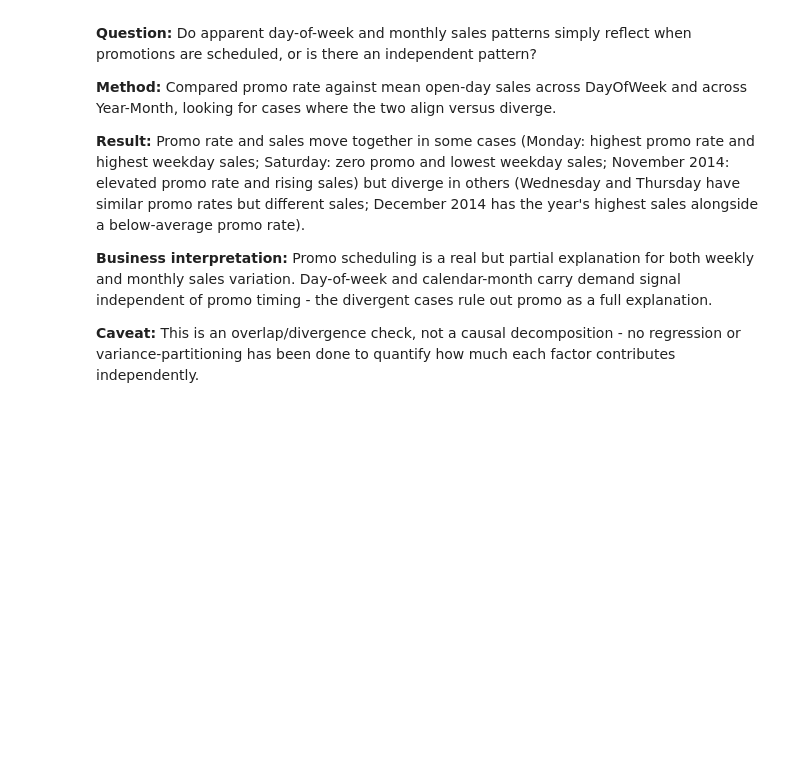
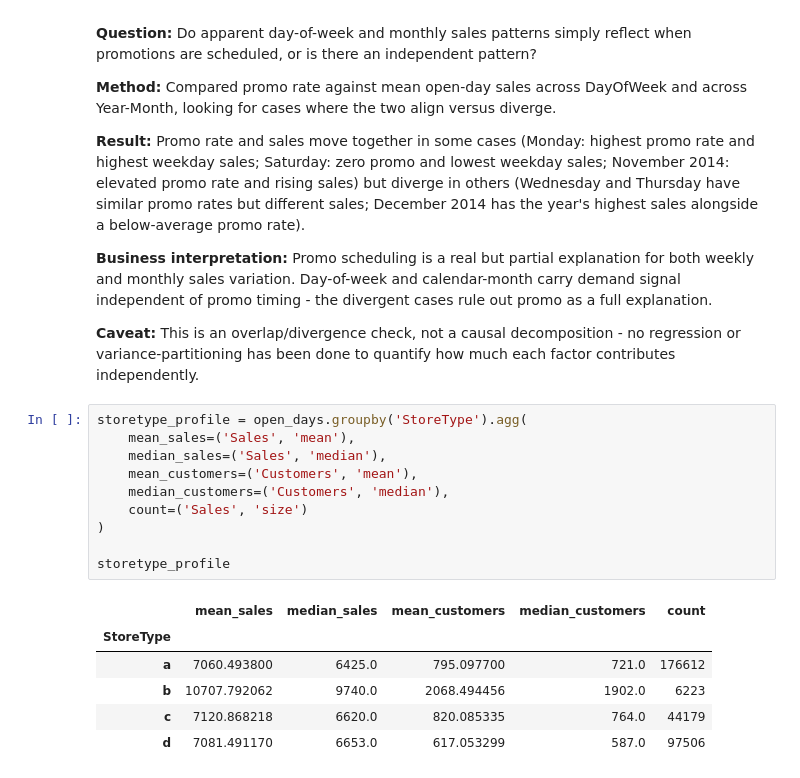
Before and after one commit to Aliraza-Amjad-Shaikh/demand-lens, a Jupyter notebook: notebooks/02_eda.ipynb, the cells around one changed output. Drawn from its saved outputs; the diff is of its cells as text; blank space fills up the shorter version.

```diff
--- a/notebooks/02_eda.ipynb
+++ b/notebooks/02_eda.ipynb
@@ -959,3 +959,20 @@ promo_by_dow
 **Business interpretation:** Promo scheduling is a real but partial explanation for both weekly and monthly sales variation. Day-of-week and calendar-month carry demand signal independent of promo timing - the divergent cases rule out promo as a full explanation.
 
 **Caveat:** This is an overlap/divergence check, not a causal decomposition - no regression or variance-partitioning has been done to quantify how much each factor contributes independently.
+# %%
+storetype_profile = open_days.groupby('StoreType').agg(
+    mean_sales=('Sales', 'mean'),
+    median_sales=('Sales', 'median'),
+    mean_customers=('Customers', 'mean'),
+    median_customers=('Customers', 'median'),
+    count=('Sales', 'size')
+)
+
+storetype_profile
+# %% [output]
+|  | mean_sales | median_sales | mean_customers | median_customers | count |
+| StoreType |  |  |  |  |  |
+| a | 7060.493800 | 6425.0 | 795.097700 | 721.0 | 176612 |
+| b | 10707.792062 | 9740.0 | 2068.494456 | 1902.0 | 6223 |
+| c | 7120.868218 | 6620.0 | 820.085335 | 764.0 | 44179 |
+| d | 7081.491170 | 6653.0 | 617.053299 | 587.0 | 97506 |
```
Also changed, not shown: parts of 7 cells of this notebook.
